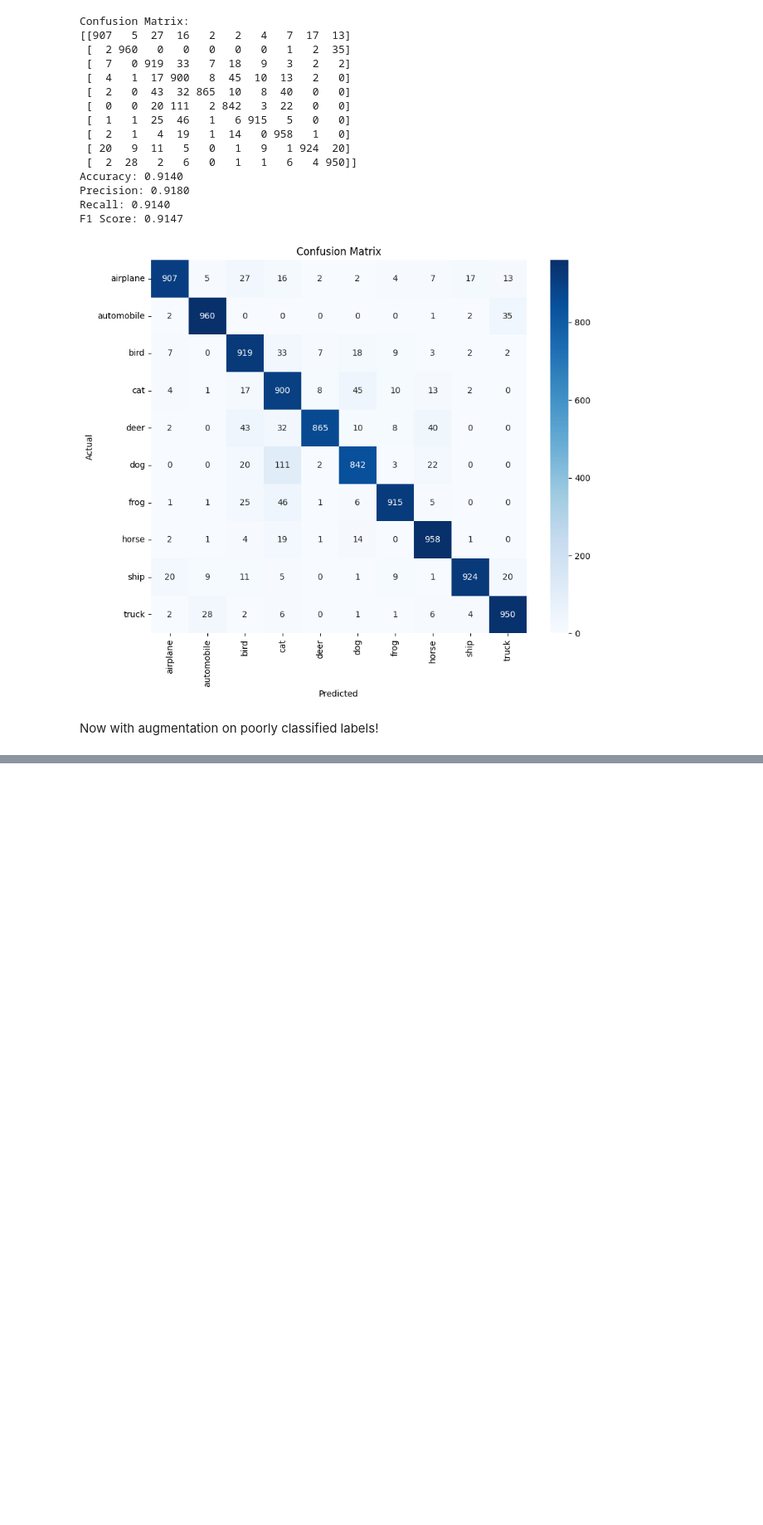
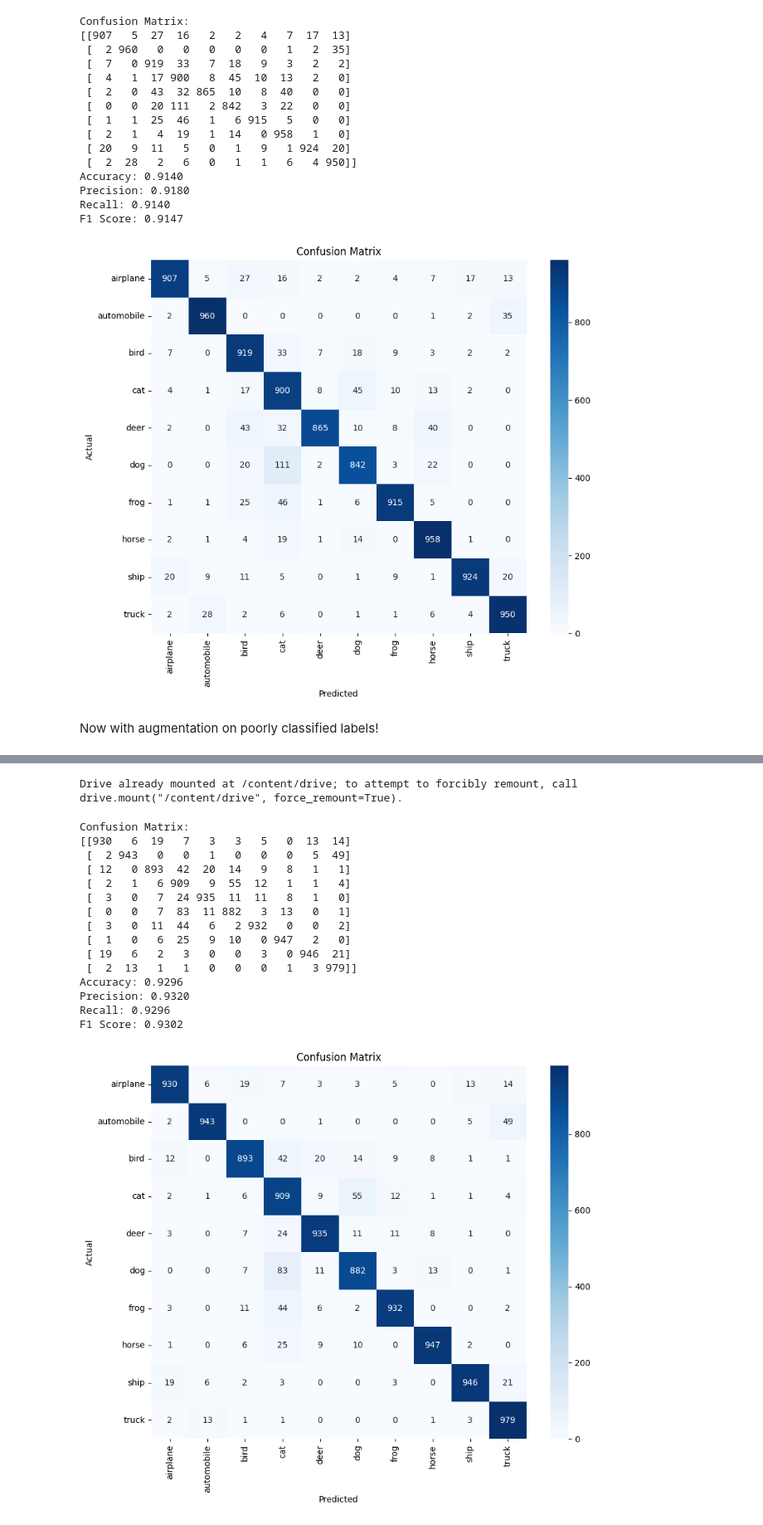
Before and after one commit to slinusc/Artificial_Intelligence_Course_NTUT, a Jupyter notebook: ResNet50_.ipynb, the cells around one changed output, grey strips where cells are left out. Shown: that part at 83% size. Saved outputs shown, nothing was run; the diff lists cells and outputs as text; code cells hidden in the pictures; blank space fills up the shorter version.

```diff
--- a/ResNet50_.ipynb
+++ b/ResNet50_.ipynb
@@ -477,0 +515,62 @@ KeyboardInterrupt:
+# %%
+from google.colab import drive
+drive.mount('/content/drive')
+
+# Path to the dataset in Google Drive
+data_path = '/content/drive/MyDrive/Artificial_Intelligence_Course_NTUT/cifar-10-python/cifar-10-batches-py/'
+test_batches = ['test_batch']
+
+# Default transform for other labels (ensure resizing is included)
+transform = transforms.Compose([
+        transforms.Resize((224, 224)),  # Resize
+        transforms.ToTensor(),
+        transforms.Normalize((0.5, 0.5, 0.5), (0.5, 0.5, 0.5))
+    ])
+
+# Define class names based on the extracted labels
+class_names = [
+    "airplane",
+    "automobile",
+    "bird",
+    "cat",
+    "deer",
+    "dog",
+    "frog",
+    "horse",
+    "ship",
+    "truck"
+]
+
+# Instantiate the test dataset
+test_dataset = CIFAR10Dataset(data_path, test_batches, transform=transform)
+
+# Test the model and display confusion matrix and metrics
+testloader = DataLoader(test_dataset, batch_size=128, shuffle=False, num_workers=4)
+device = torch.device("cuda" if torch.cuda.is_available() else "cpu")
+
+# load our trained model
+model_save_path = '/'.join(data_path.split('/')[:-3]) + "/resnet_model_with_aug.pkl"
+with open(model_save_path, 'rb') as f:
+    model = pickle.load(f)
+
+model.to(device)
+
+misclassified_images, misclassified_labels, misclassified_preds = test_model_with_confusion_matrix(model, testloader)
+# %% [output]
+Drive already mounted at /content/drive; to attempt to forcibly remount, call drive.mount("/content/drive", force_remount=True).
+Confusion Matrix:
+[[930   6  19   7   3   3   5   0  13  14]
+ [  2 943   0   0   1   0   0   0   5  49]
+ [ 12   0 893  42  20  14   9   8   1   1]
+ [  2   1   6 909   9  55  12   1   1   4]
+ [  3   0   7  24 935  11  11   8   1   0]
+ [  0   0   7  83  11 882   3  13   0   1]
+ [  3   0  11  44   6   2 932   0   0   2]
+ [  1   0   6  25   9  10   0 947   2   0]
+ [ 19   6   2   3   0   0   3   0 946  21]
+ [  2  13   1   1   0   0   0   1   3 979]]
+Accuracy: 0.9296
+Precision: 0.9320
+Recall: 0.9296
+F1 Score: 0.9302
+[figure, added]
```
Also changed, not shown: parts of 8 cells of this notebook, 2 other files.
